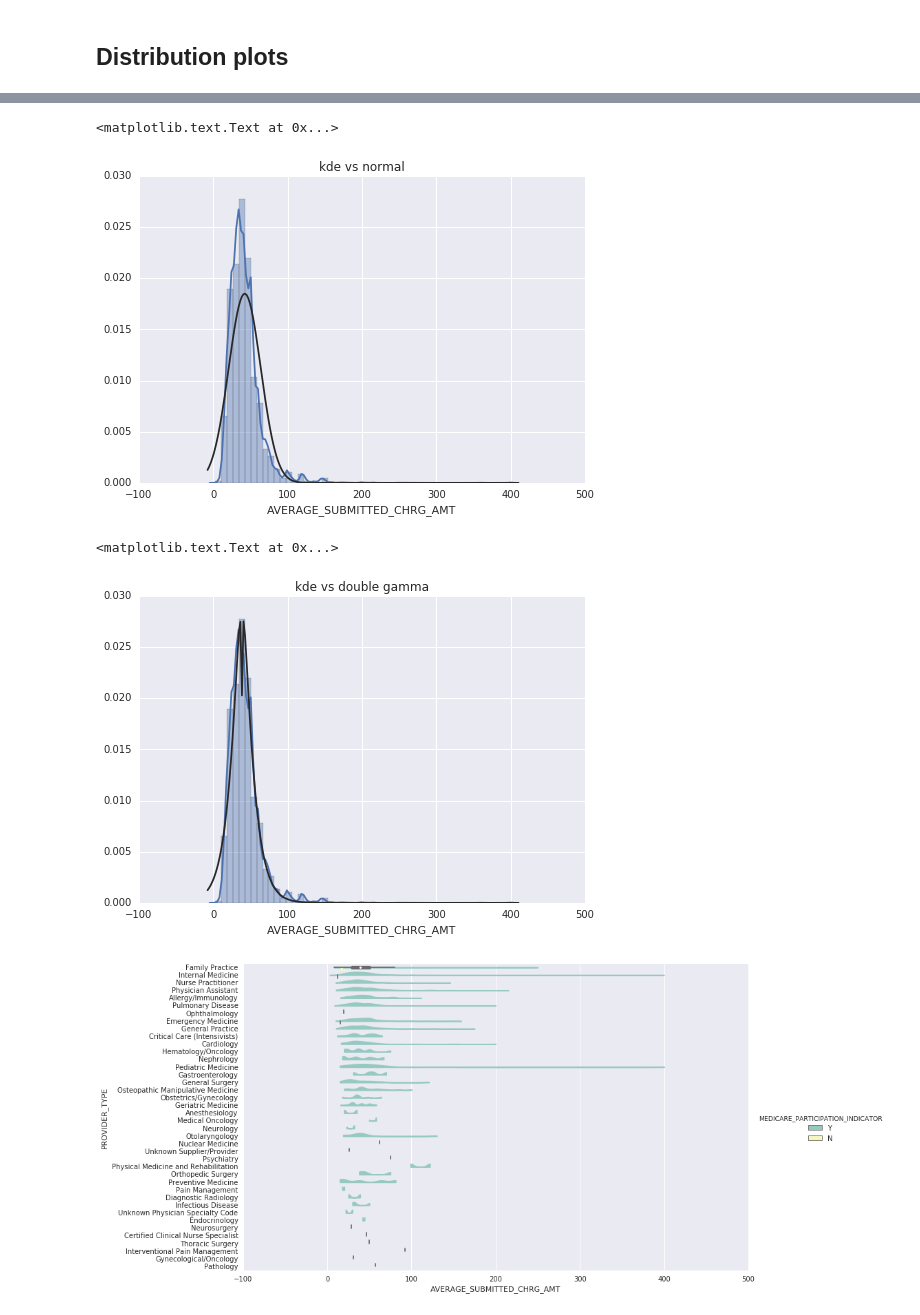
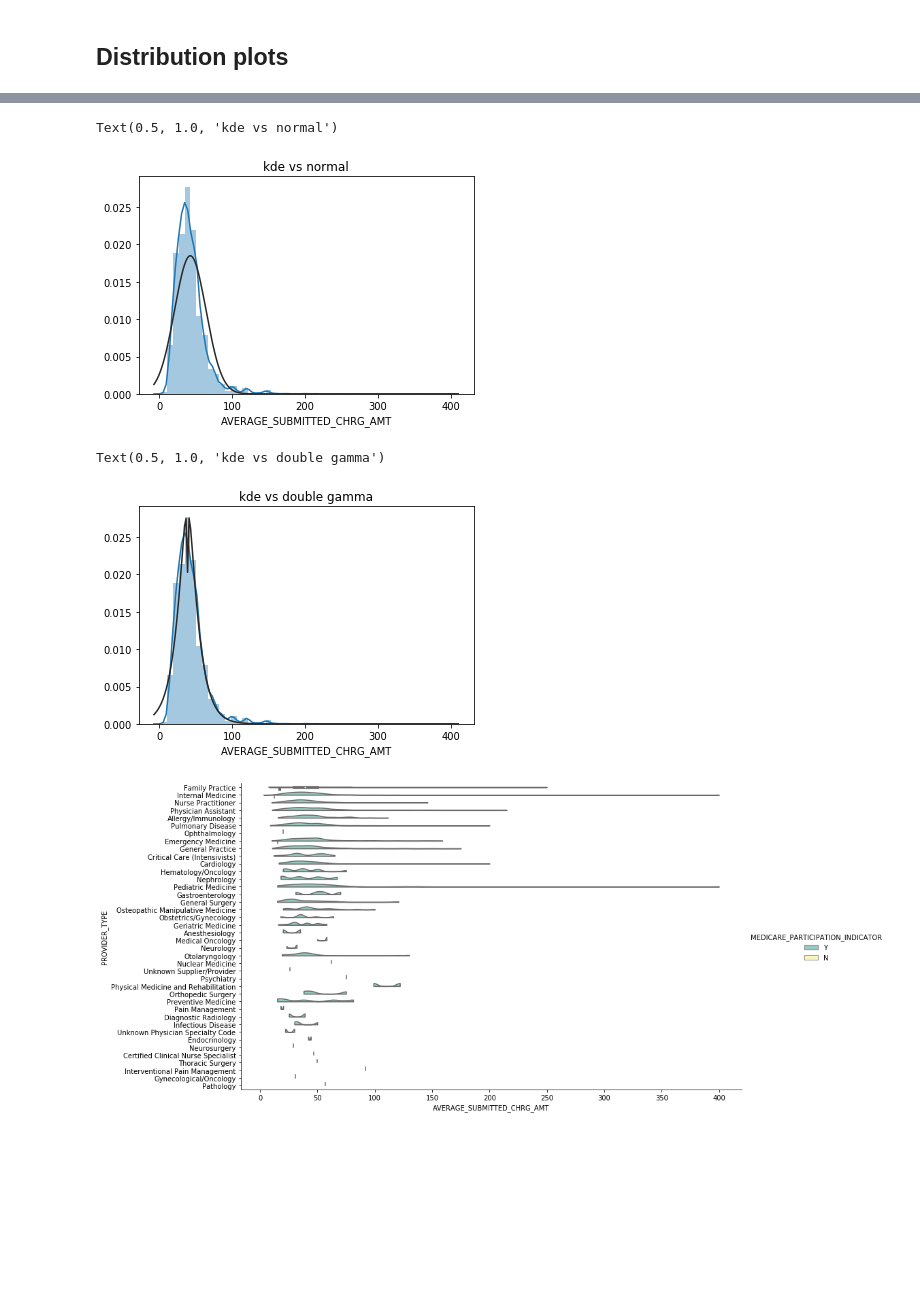
Before and after one commit to dionresearch/stemgraphic, a Jupyter notebook: notebooks/distribution_plots.ipynb, the cells around one changed output, grey strips where cells are left out. Drawn from its saved outputs; the diff is of its cells as text; code cells hidden in the pictures; blank space fills up the shorter version.

Commit message:
reran notebooks on latest matplotlib and cufflinks

```diff
--- a/notebooks/distribution_plots.ipynb
+++ b/notebooks/distribution_plots.ipynb
@@ -30,4 +30,4 @@ Archive:  Medicare_Provider_Util_Payment_PUF_CY2012_update.zip
   inflating: Medicare-Physician-and-Other-Supplier-PUF-SAS-Infile.sas
   inflating: Medicare_Provider_Util_Payment_PUF_CY2012.txt
 # %%
-df = pd.read_table("Medicare_Provider_Util_Payment_PUF_CY2012.txt", skiprows=[1], header=0)
+df = pd.read_table("Medicare_Provider_Util_Payment_PUF_CY2012.txt", skiprows=[1], header=0, low_memory=False)
@@ -78,21 +76,21 @@ sns.distplot(nebulizer['AVERAGE_SUBMITTED_CHRG_AMT'], rug=True)
 ax = sns.distplot(df[df.HCPCS_CODE=='94640']['AVERAGE_SUBMITTED_CHRG_AMT'], fit=stats.norm)
 ax.set_title('kde vs normal')
 # %% [output]
-<matplotlib.text.Text at 0x...>
+Text(0.5, 1.0, 'kde vs normal')
-[figure, old version]
+[figure, new version]
 # %%
 ax = sns.distplot(df[df.HCPCS_CODE=='94640']['AVERAGE_SUBMITTED_CHRG_AMT'], fit=stats.dgamma)
 ax.set_title('kde vs double gamma')
 # %% [output]
-<matplotlib.text.Text at 0x...>
+Text(0.5, 1.0, 'kde vs double gamma')
-[figure, old version]
+[figure, new version]
 # %%
-g = sns.factorplot(x='AVERAGE_SUBMITTED_CHRG_AMT', y='PROVIDER_TYPE',
+g = sns.catplot(x='AVERAGE_SUBMITTED_CHRG_AMT', y='PROVIDER_TYPE',
                    data=nebulizer[nebulizer.AVERAGE_SUBMITTED_CHRG_AMT>0],
                    hue='MEDICARE_PARTICIPATION_INDICATOR', split=True, kind='violin',
-                   orient="h", size=7, aspect=2, palette="Set3", bw=.2, cut=0)
+                   orient="h", height=7, aspect=2, palette="Set3", bw=.2, cut=0)
 # %% [output]
-[figure, old version]
+[figure, new version]
 # %%
 sub_nebulizer = nebulizer[nebulizer.PROVIDER_TYPE.isin(['Pediatric Medicine','Pulmonary Disease', 'Family Practice','Emergency Medicine'])]
 # %%
```
Also changed, not shown: parts of 9 cells of this notebook, 5 other files.
